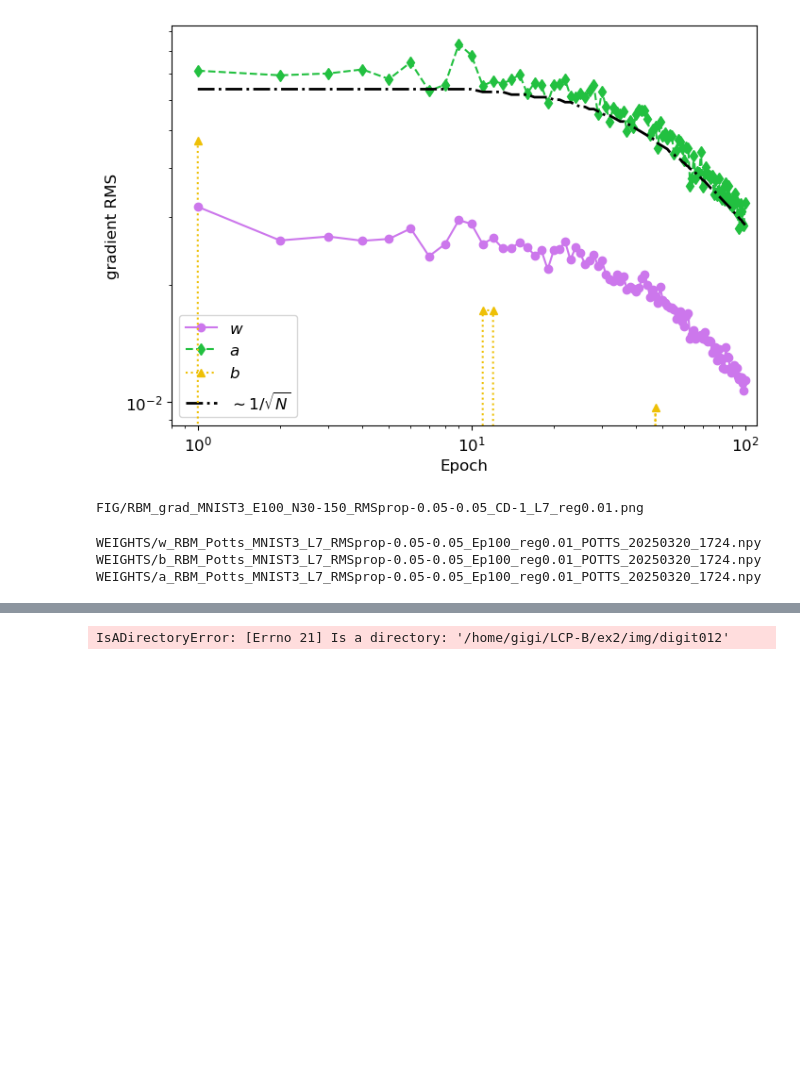
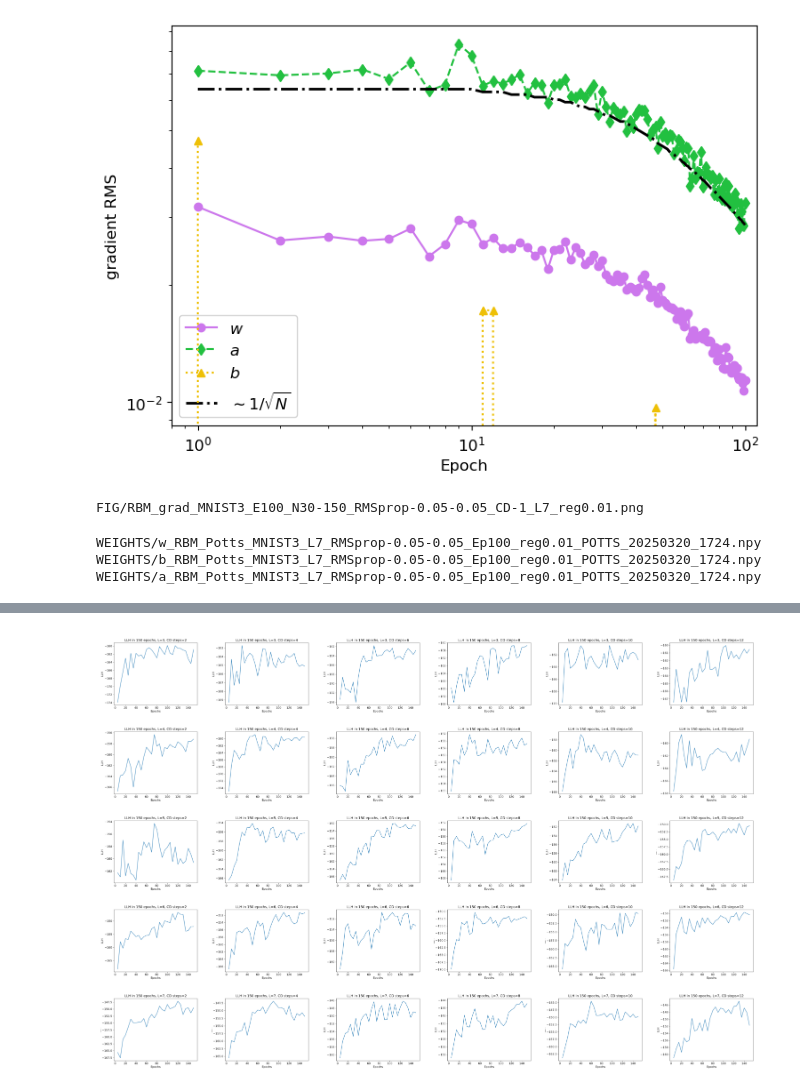
Before and after one commit to BelliLuigi/LCP-B, a Jupyter notebook: ex2/RBM_2025_MNIST-Riordinato.ipynb, the cells around one changed output, grey strips where cells are left out. Drawn from its saved outputs; the diff is of its cells as text; code cells hidden in the pictures; blank space fills up the shorter version.

```diff
--- a/ex2/RBM_2025_MNIST-Riordinato.ipynb
+++ b/ex2/RBM_2025_MNIST-Riordinato.ipynb
@@ -751,28 +760,45 @@ WEIGHTS/a_RBM_Potts_MNIST3_L7_RMSprop-0.05-0.05_Ep100_reg0.01_POTTS_20250320_172
 # %%
 import os
 from IPython.display import display
 from PIL import Image
 import matplotlib.pyplot as plt
+import re
 
 # Path to your images
 folder_path = "img/"
-files = [(f, os.path.getmtime(os.path.join(folder_path, f))) for f in os.listdir(folder_path)] #add thing that selects just .png
+# Regular expression to extract L and CD values
+pattern = re.compile(r"LLH_epoch150_L(\d)_CD(\d+)_lr0.05.png")
+
+files = [
+    (f, int(match.group(1)), int(match.group(2)), os.path.join(folder_path, f))
+    for f in os.listdir(folder_path)
+    if (match := pattern.match(f))  # Match the regex
+]
+
+# Sort by L first, then CD
+files.sort(key=lambda x: (x[1], x[2]))
+# Extract only filenames (or keep metadata if needed)
+sorted_filenames = [f[0] for f in files]
+
+#print(sorted_files)
+
+
+
+#files = [(f, os.path.getmtime(os.path.join(folder_path, f))) for f in os.listdir(folder_path) if f.startswith("LLH") and f.endswith(".png")] #add thing that selects just .png
 # Sort files by modification time (oldest first)
-files_sorted = sorted(files, key=lambda x: x[1])
+#files_sorted = sorted(files, key=lambda x: x[1])
 
 # Extract sorted file names
-sorted_filenames = [f[0] for f in files_sorted]
-sorted_filenames = sorted_filenames[:-2]
-
+#sorted_filenames = [f[0] for f in sorted_files]
 
 row,cols = 5,6
-fig,axes = plt.subplots(row,cols, figsize=(15,10))
+fig,axes = plt.subplots(row,cols, figsize=(15,10), layout='constrained')
 axes = axes.flatten()
 for i, img in enumerate(sorted_filenames[:row*cols]):
     image = Image.open('img/' +img)
     axes[i].imshow(image)
     axes[i].axis('off')
-plt.tight_layout()
+#plt.tight_layout()
 plt.show()
 # %% [output]
-IsADirectoryError: [Errno 21] Is a directory: '/home/gigi/LCP-B/ex2/img/digit012'
+[figure, added]
```
Also changed, not shown: parts of 3 cells of this notebook.
